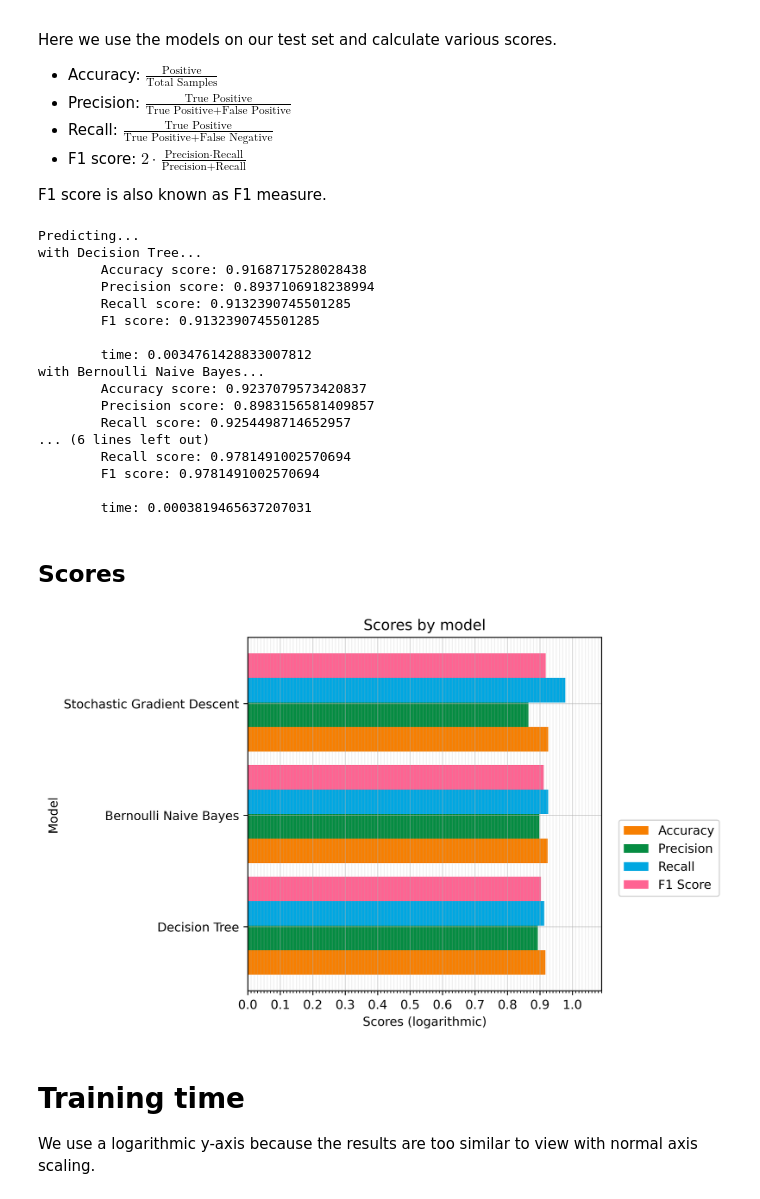
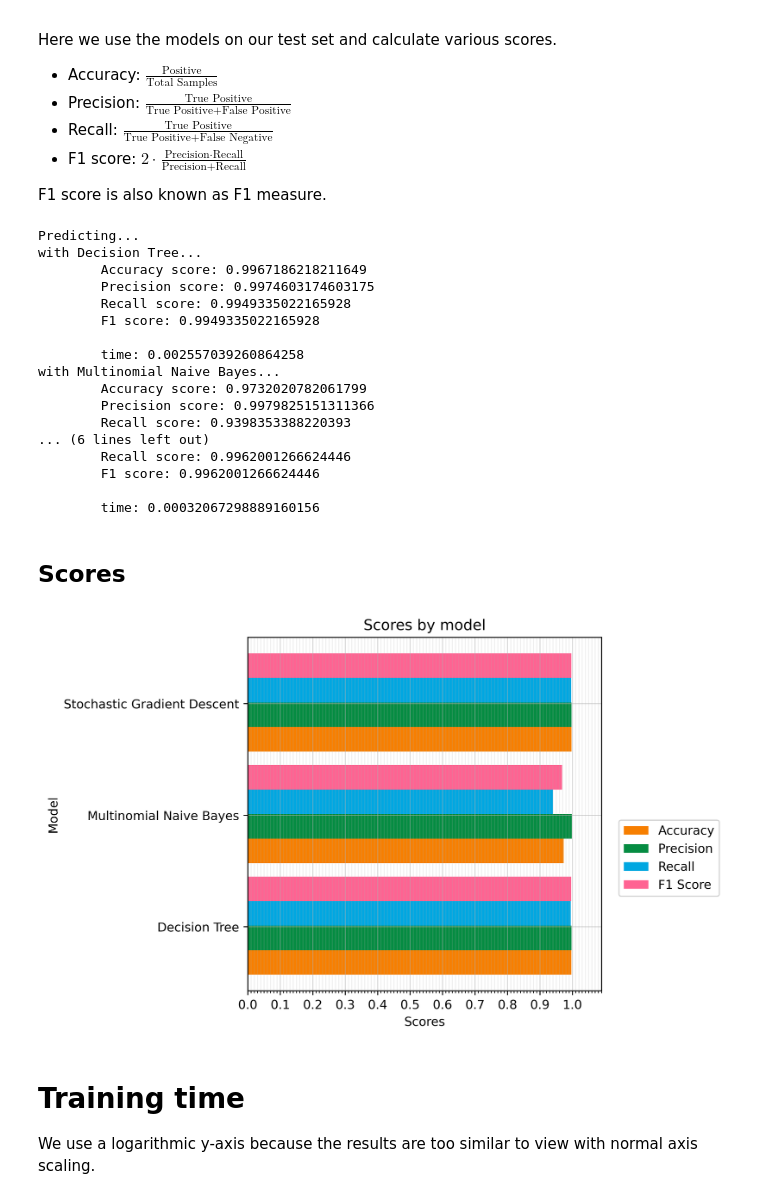
Before and after one commit to cultab/fake_news_detection, a Jupyter notebook: paper.ipynb, the cells around one changed output. Drawn from its saved outputs; the diff is of its cells as text; code cells hidden in the pictures.

Commit message:
paper multinomial

```diff
--- a/paper.ipynb
+++ b/paper.ipynb
@@ -150,8 +149,8 @@ models = {
     # "Perceptron": Perceptron(random_state=r_r),
     "Decision Tree": DecisionTreeClassifier(random_state=r_r),
     # "SVM": SVC(),
-    "Bernoulli Naive Bayes": BernoulliNB(),
-    # "Multinomial Naive Bayes": MultinomialNB(),
+    # "Bernoulli Naive Bayes": BernoulliNB(),
+    "Multinomial Naive Bayes": MultinomialNB(),
     "Stochastic Gradient Descent": SGDClassifier(random_state=r_r),
 }
 
@@ -246,21 +245,21 @@ for name, model in trained_models.items():
 # %% [output]
 Predicting...
 with Decision Tree...
-        Accuracy score: 0.9168717528028438
-        Precision score: 0.8937106918238994
-        Recall score: 0.9132390745501285
-        F1 score: 0.9132390745501285
+        Accuracy score: 0.9967186218211649
+        Precision score: 0.9974603174603175
+        Recall score: 0.9949335022165928
+        F1 score: 0.9949335022165928
 
-        time: 0.0034761428833007812
-with Bernoulli Naive Bayes...
-        Accuracy score: 0.9237079573420837
-        Precision score: 0.8983156581409857
-        Recall score: 0.9254498714652957
+        time: 0.002557039260864258
+with Multinomial Naive Bayes...
+        Accuracy score: 0.9732020782061799
+        Precision score: 0.9979825151311366
+        Recall score: 0.9398353388220393
 ... (6 lines left out)
-        Recall score: 0.9781491002570694
-        F1 score: 0.9781491002570694
+        Recall score: 0.9962001266624446
+        F1 score: 0.9962001266624446
 
-        time: 0.0003819465637207031
+        time: 0.00032067298889160156
 # %% [markdown]
 ## Scores
 # %%
@@ -278,35 +277,35 @@ for i, (name, scores) in enumerate(results.items()):
     # print(scores["accuracy"])  # sanity check
     ax.barh((i * 1) + bar_width, scores["accuracy"], color = '#F77F00', height = bar_width)
     ax.barh((i * 1) + 2 * bar_width, scores["precision"], color = '#058C42', height = bar_width)
     ax.barh((i * 1) + 3 * bar_width, scores["recall"], color = '#00A7E1', height = bar_width)
     ax.barh((i * 1) + 4 * bar_width, scores["f1"], color = '#FF6392', height = bar_width)
 
 plt.ylabel('Model')
-plt.xlabel('Scores (logarithmic)')
+plt.xlabel('Scores')
 plt.title('Scores by model')
 
 plt.yticks(index + 2 * bar_width, models.keys())#, size = 7)
 
 major_ticks = np.arange(0, 1.1, 0.1)
 minor_ticks = np.arange(0, 1.1, 0.01)
 
 # plt.yticks(major_ticks) # FIRST
 # plt.yticks(minor_ticks) # SECOND ! IMPORTANT
 ax.set_xticks(major_ticks)
 ax.set_xticks(minor_ticks, minor = True)
 
 # plt.minorticks_on()
 # plt.yscale("log")  # value{"linear", "log", "symlog", "logit"
 
 plt.grid(which='minor', alpha=0.2)
 plt.grid(which='major', alpha=0.5)
 
 plt.legend(["Accuracy", "Precision", "Recall", "F1 Score"], bbox_to_anchor=(1.35,0.5), loc = "upper right")
 # plt.tight_layout()
 plt.savefig('scores.png', dpi=300, bbox_inches = "tight")
 plt.show()
 # %% [output]
-[figure, old version]
+[figure, new version]
 # %% [markdown]
 # Training time
 
```
Also changed, not shown: parts of 6 cells of this notebook.
